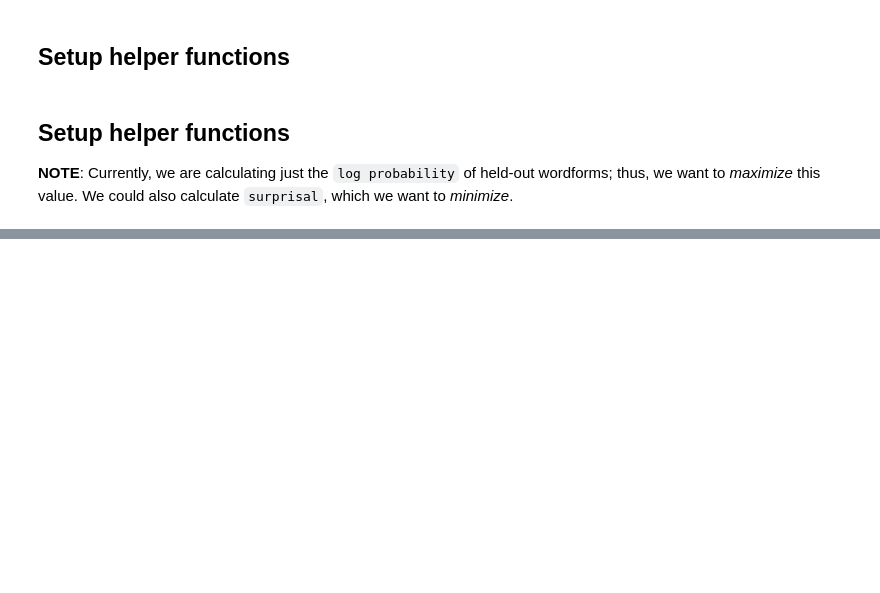
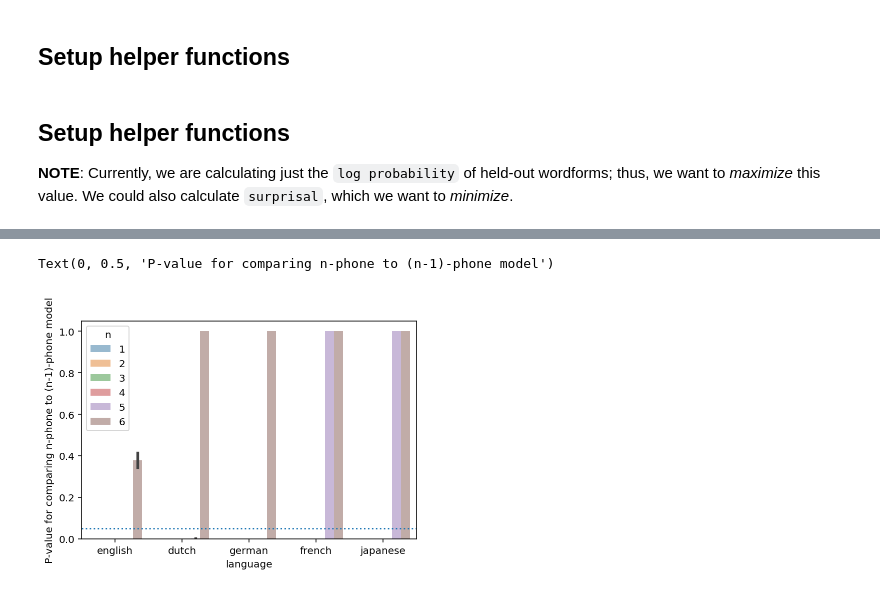
Before and after one commit to seantrott/homophone_simulations, a Jupyter notebook: Evaluating phonotactic models.ipynb, the cells around one changed output, grey strips where cells are left out. Saved outputs shown, nothing was run; the diff lists cells and outputs as text; code cells hidden in the pictures; blank space fills up the shorter version.

```diff
--- a/Evaluating phonotactic models.ipynb
+++ b/Evaluating phonotactic models.ipynb
@@ -80,3 +121,16 @@ df_results = pd.DataFrame(test_results)
+# %%
+sns.barplot(data = df_results,
+           x = 'language',
+           y = 'p',
+           hue = 'n',
+               alpha = .5)
+
+plt.axhline(y=.05, linestyle="dotted")
+
+plt.ylabel("P-value for comparing n-phone to (n-1)-phone model")
+# %% [output]
+Text(0, 0.5, 'P-value for comparing n-phone to (n-1)-phone model')
+[figure, added]
 # %%
 sns.barplot(data = df_results,
            x = 'language',
```
Also changed, not shown: parts of 10 cells of this notebook, 2 other files.
